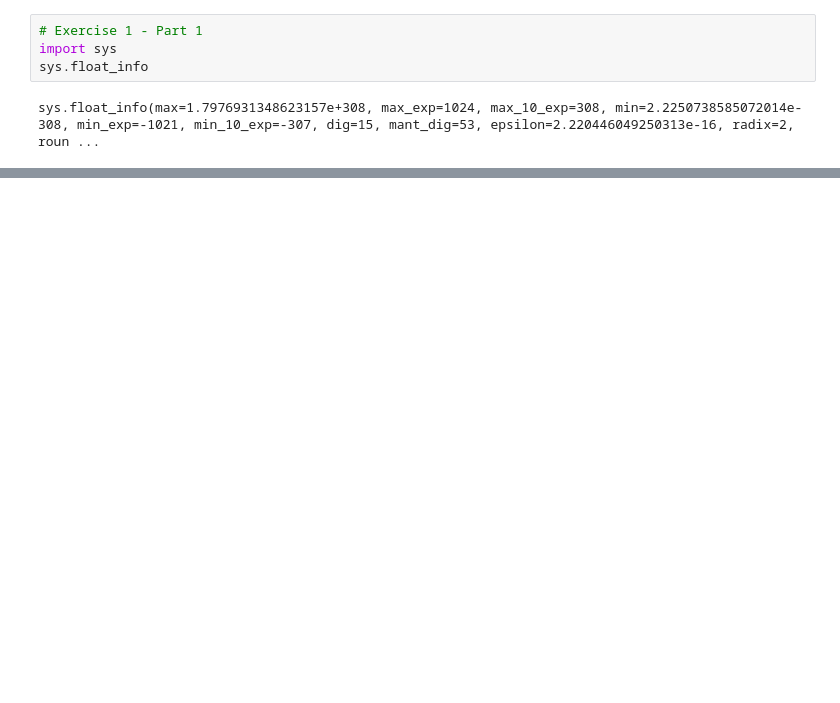
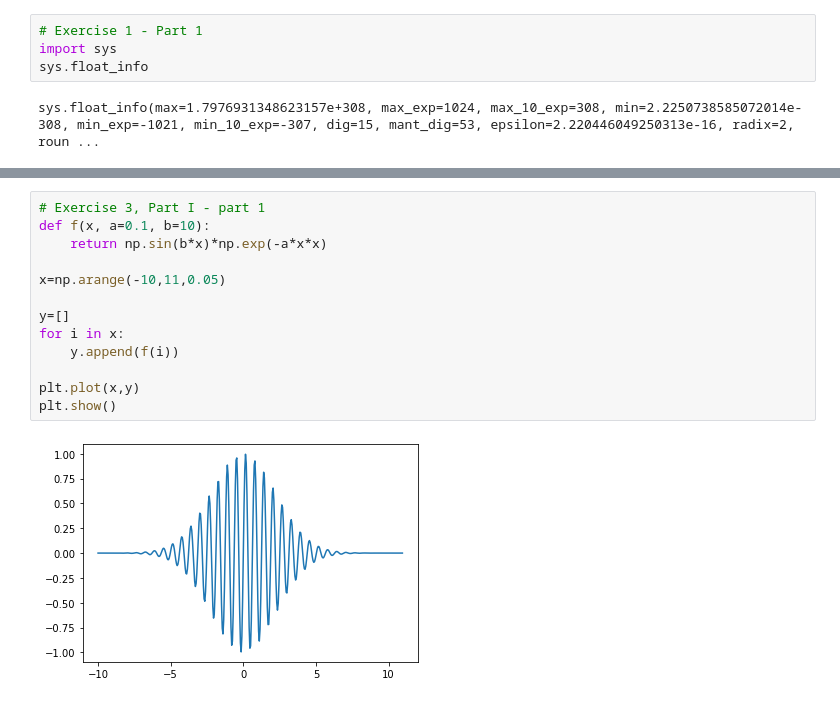
Before and after one commit to Vnormann/MOD510---Project-1, a Jupyter notebook: Project1_group16.ipynb, the cells around one changed output, grey strips where cells are left out. Saved outputs shown, nothing was run; the diff lists cells and outputs as text; blank space fills up the shorter version.

```diff
--- a/Project1_group16.ipynb
+++ b/Project1_group16.ipynb
@@ -50,0 +271,15 @@ print(epsilon)
+# %%
+# Exercise 3, Part I - part 1
+def f(x, a=0.1, b=10):
+    return np.sin(b*x)*np.exp(-a*x*x)
+
+x=np.arange(-10,11,0.05)
+
+y=[]
+for i in x:
+    y.append(f(i))
+
+plt.plot(x,y)
+plt.show()
+# %% [output]
+[figure, added]
```
Also changed, not shown: parts of 33 cells of this notebook.
